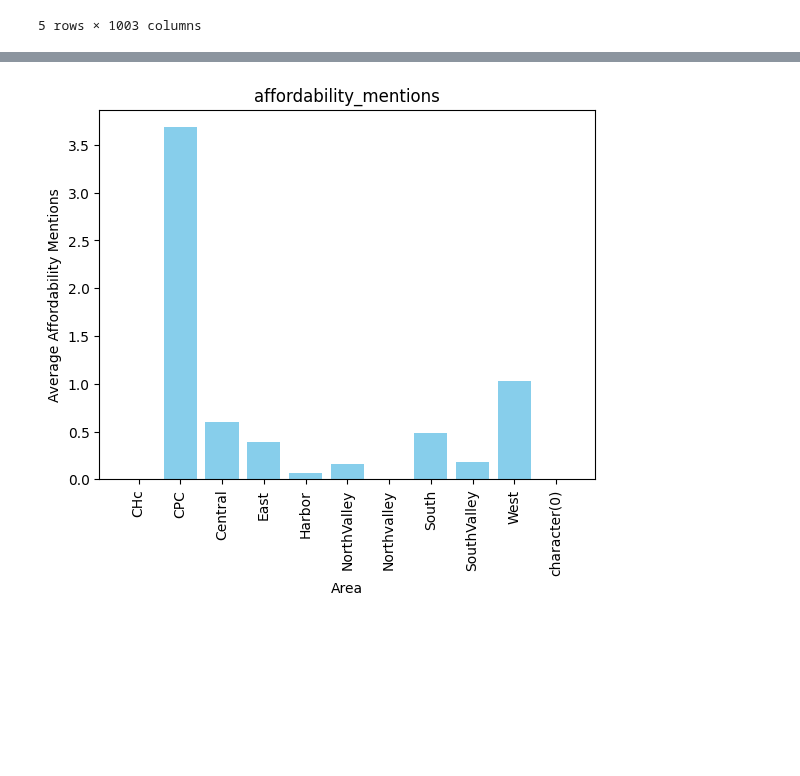
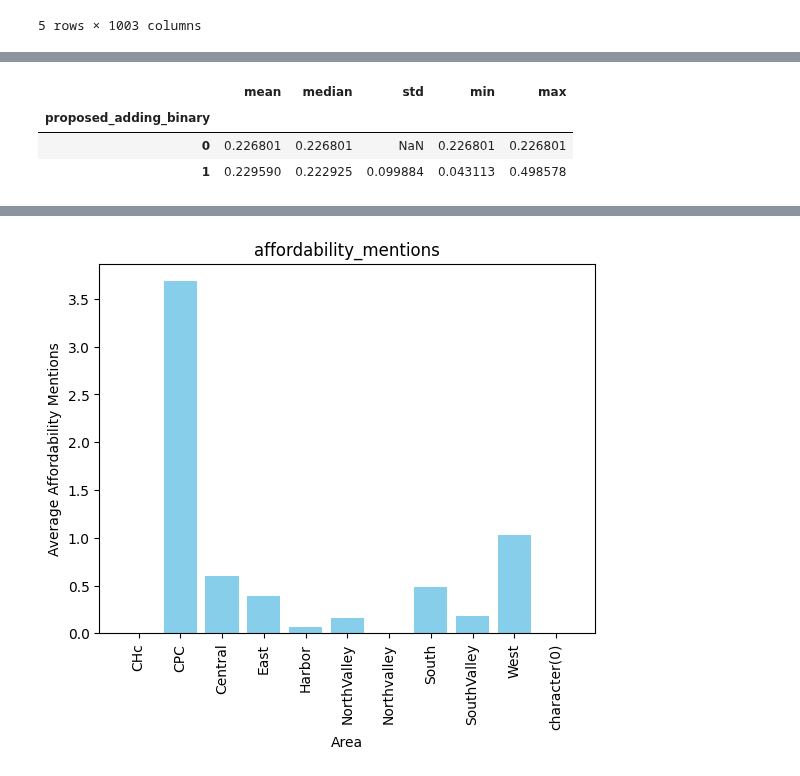
Before and after one commit to mpham8/kestelman-research, a Jupyter notebook: eda.ipynb, the cells around one changed output, grey strips where cells are left out. Saved outputs shown, nothing was run; the diff lists cells and outputs as text; code cells hidden in the pictures; blank space fills up the shorter version.

```diff
--- a/eda.ipynb
+++ b/eda.ipynb
@@ -26,0 +129,8 @@ entitlements_df.head()
+# %%
+summary_stats = df_cleaned.groupby('proposed_adding_binary')['sentiment_pos'].agg(['mean', 'median', 'std', 'min', 'max'])
+summary_stats
+# %% [output]
+|  | mean | median | std | min | max |
+| proposed_adding_binary |  |  |  |  |  |
+| 0 | 0.226801 | 0.226801 | NaN | 0.226801 | 0.226801 |
+| 1 | 0.229590 | 0.222925 | 0.099884 | 0.043113 | 0.498578 |
```
Also changed, not shown: parts of 11 cells of this notebook.
